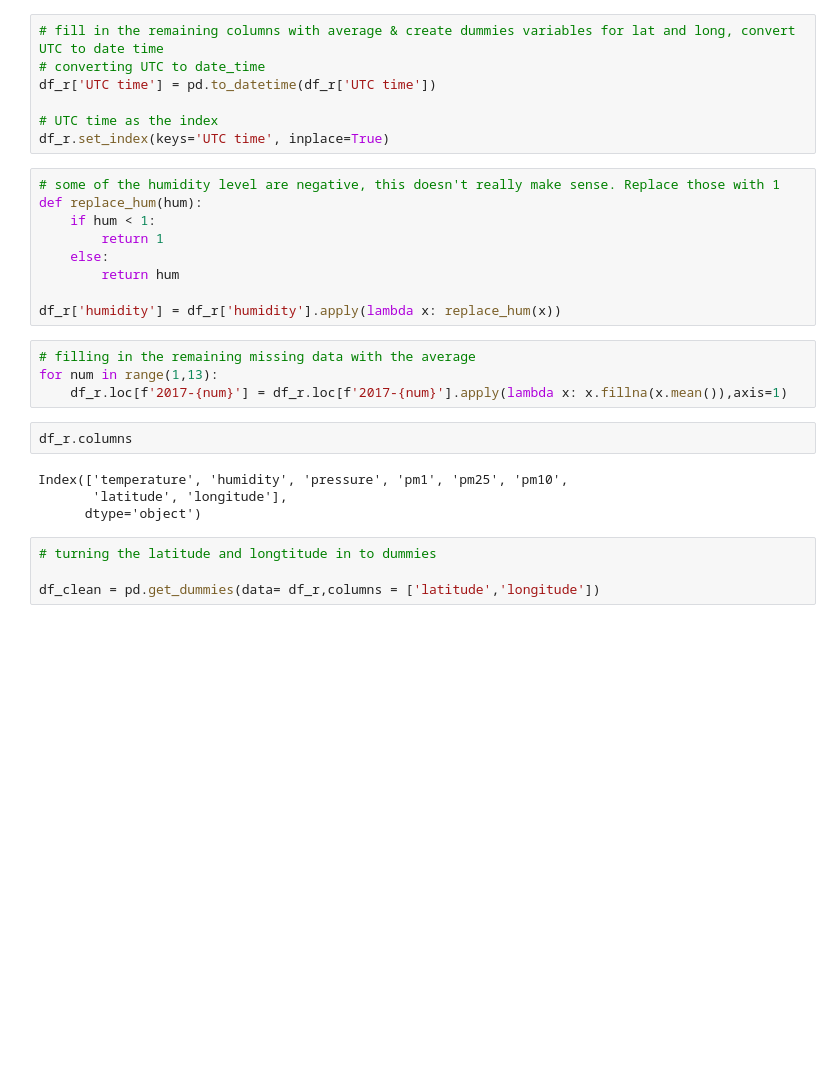
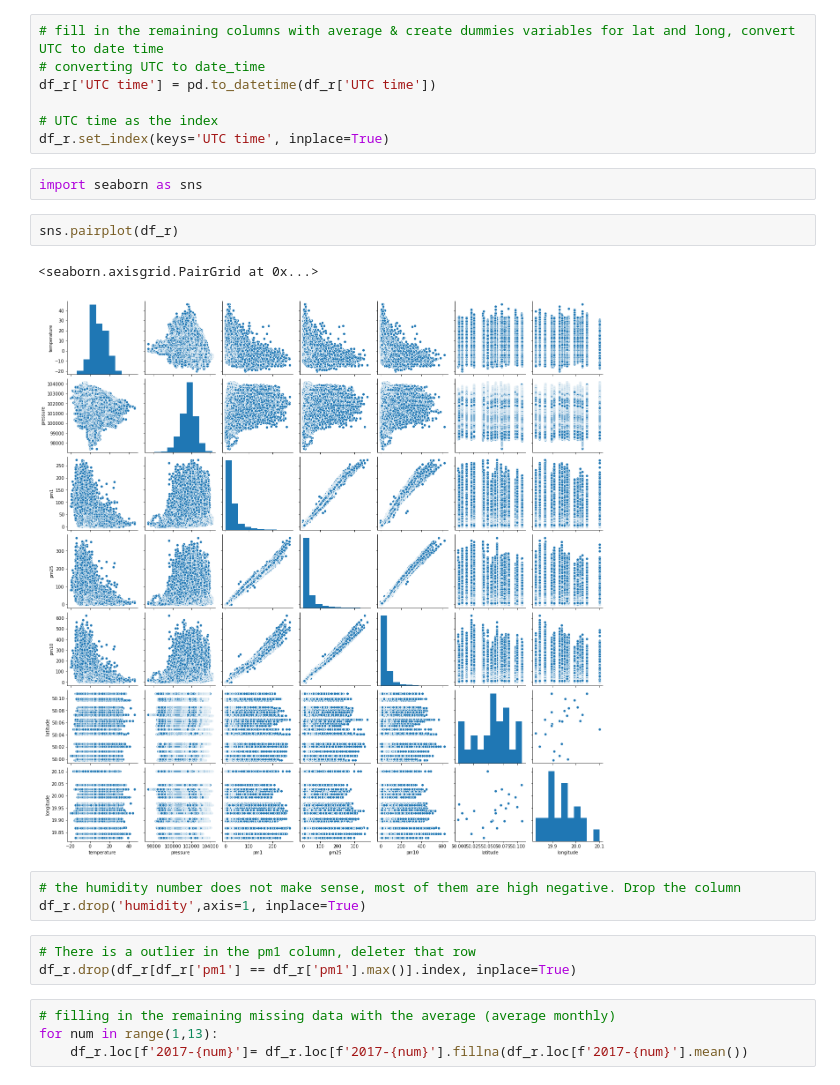
Before and after one commit to Panasak/Krakow_Air_Project, a Jupyter notebook: krakow_air_data_clean.ipynb, the cells around one changed output. Cells and saved outputs as stored; diff of their text form; blank space fills up the shorter version.

Commit message:
Fix the files for EDA
- delete humidity
- delete outlier from pm1
- fix the average and fill it in

```diff
--- a/krakow_air_data_clean.ipynb
+++ b/krakow_air_data_clean.ipynb
@@ -107,27 +105,21 @@ df_r['UTC time'] = pd.to_datetime(df_r['UTC time'])
 
 # UTC time as the index
 df_r.set_index(keys='UTC time', inplace=True)
-# %%
-# some of the humidity level are negative, this doesn't really make sense. Replace those with 1
-def replace_hum(hum):
-    if hum < 1:
-        return 1
-    else:
-        return hum
-
-df_r['humidity'] = df_r['humidity'].apply(lambda x: replace_hum(x))
+# %%
+import seaborn as sns
+# %%
+sns.pairplot(df_r)
+# %% [output]
+<seaborn.axisgrid.PairGrid at 0x...>
+[figure, added]
+# %%
+# the humidity number does not make sense, most of them are high negative. Drop the column
+df_r.drop('humidity',axis=1, inplace=True)
+# %%
+# There is a outlier in the pm1 column, deleter that row
+df_r.drop(df_r[df_r['pm1'] == df_r['pm1'].max()].index, inplace=True)
 # %%
-# filling in the remaining missing data with the average
+# filling in the remaining missing data with the average (average monthly)
 for num in range(1,13):
-    df_r.loc[f'2017-{num}'] = df_r.loc[f'2017-{num}'].apply(lambda x: x.fillna(x.mean()),axis=1)
+    df_r.loc[f'2017-{num}']= df_r.loc[f'2017-{num}'].fillna(df_r.loc[f'2017-{num}'].mean())
-# %%
-df_r.columns
-# %% [output]
-Index(['temperature', 'humidity', 'pressure', 'pm1', 'pm25', 'pm10',
-       'latitude', 'longitude'],
-      dtype='object')
-# %%
-# turning the latitude and longtitude in to dummies
-
-df_clean = pd.get_dummies(data= df_r,columns = ['latitude','longitude'])
 # %%
```
Also changed, not shown: parts of 3 cells of this notebook, 2 other files.
